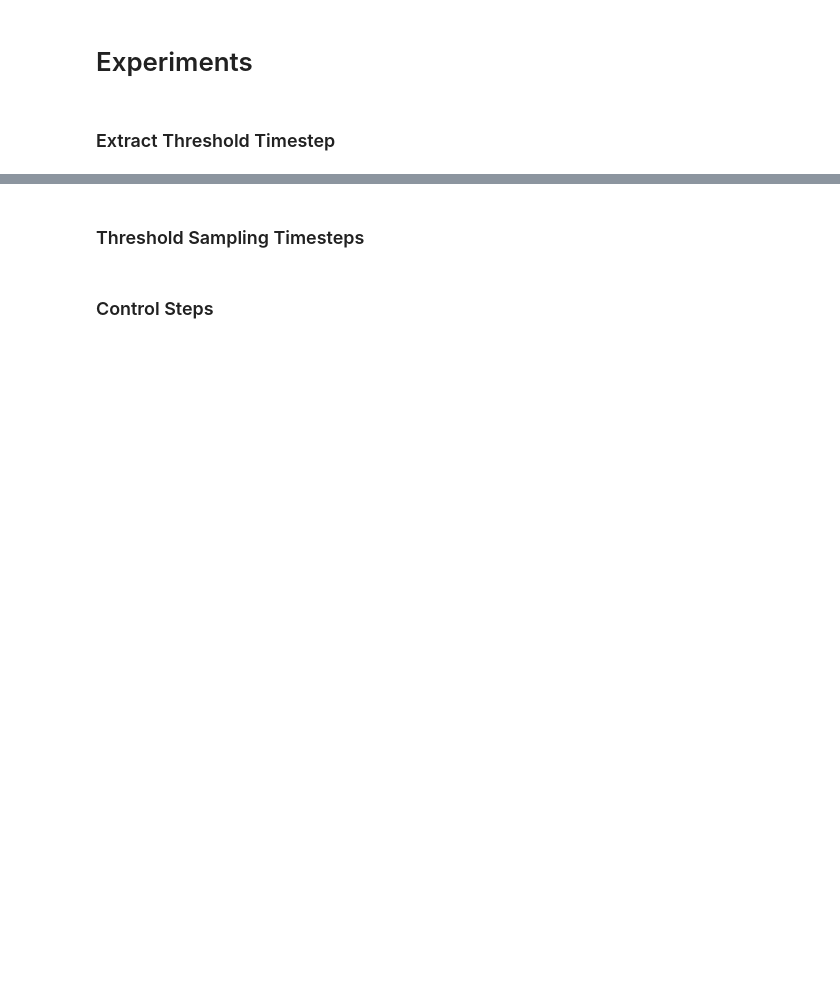
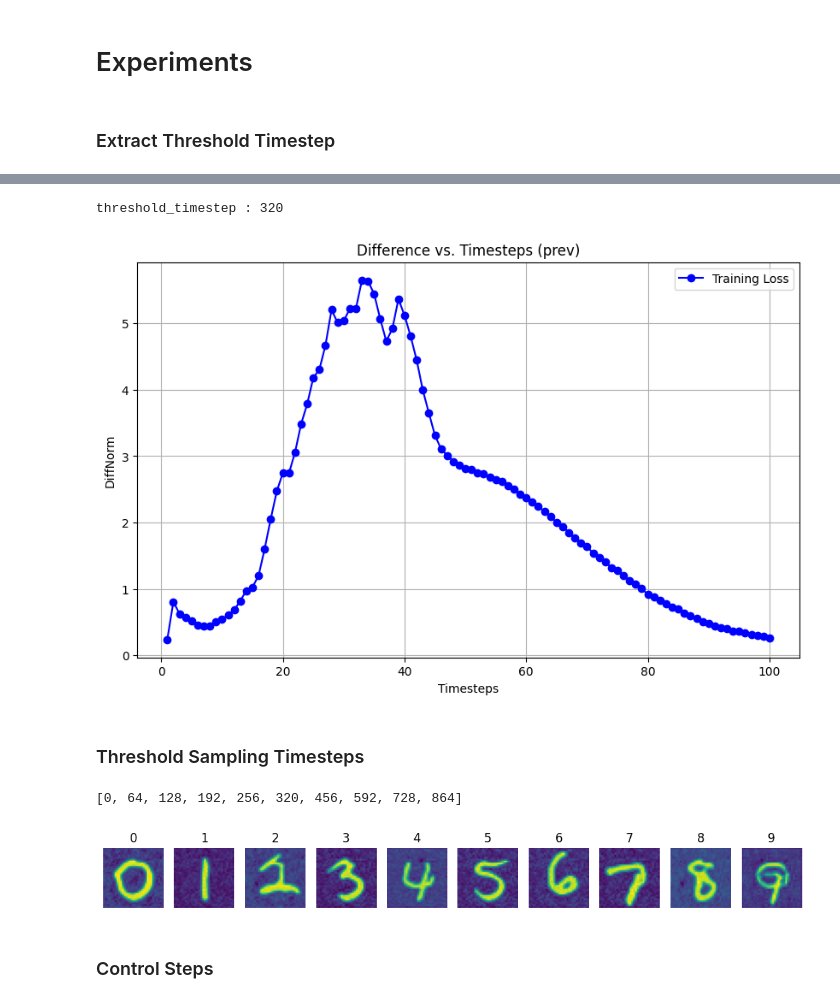
Before and after one commit to junyeong-nero/DDPM, a Jupyter notebook: diffusion_colab_experiments.ipynb, the cells around one changed output, grey strips where cells are left out. Drawn from its saved outputs; the diff is of its cells as text; code cells hidden in the pictures; blank space fills up the shorter version.

```diff
--- a/diffusion_colab_experiments.ipynb
+++ b/diffusion_colab_experiments.ipynb
@@ -1089,30 +1158,38 @@ print_loss(diff_norm,
 # %%
-diff_norm = reversed(torch.load("diff_norm_prev.pt", weights_only=False))
-threshold_timestep = int(torch.argmax(diff_norm).item() * (1000 / extract_time_step))
-print(f"threshold_timestep : {threshold_timestep}")
+diff_norm = reversed(torch.load("DDIM_prev.pt", weights_only=False))
+
+THRESHOLD = int(torch.argmax(diff_norm).item() * (TIME_STEPS / extract_time_step))
+print(f"threshold_timestep : {THRESHOLD}")
 
 print_loss(diff_norm,
            title='Difference vs. Timesteps (prev)',
            x_label='Timesteps',
            y_label='DiffNorm')
+# %% [output]
+threshold_timestep : 320
+[figure, added]
 # %% [markdown]
 ### Threshold Sampling Timesteps
 # %%
-perceptual_steps = list(range(0, threshold_timestep, (threshold_timestep - 0) // 5))
-semantic_steps = list(range(threshold_timestep, TIME_STEPS, (TIME_STEPS - threshold_timestep) // 5))
+perceptual_steps = list(range(0, THRESHOLD, (THRESHOLD - 0) // 5))
+semantic_steps = list(range(THRESHOLD, TIME_STEPS, (TIME_STEPS - THRESHOLD) // 5))
 total_steps = perceptual_steps + semantic_steps
 
 print(total_steps)
+# %% [output]
+[0, 64, 128, 192, 256, 320, 456, 592, 728, 864]
 # %%
 test_denoised_image = model.decoder.DDIM_sampling(
     test_noise,
     TIME_STEPS,
-    # c=condition,
-    w=1,
+    c=condition,
+    w=0.5,
     custom_sampling_steps=total_steps
 )
 
 print_digits(test_denoised_image)
+# %% [output]
+[figure, added]
 # %% [markdown]
 ### Control Steps
 # %%
```
Also changed, not shown: parts of 14 cells of this notebook.
